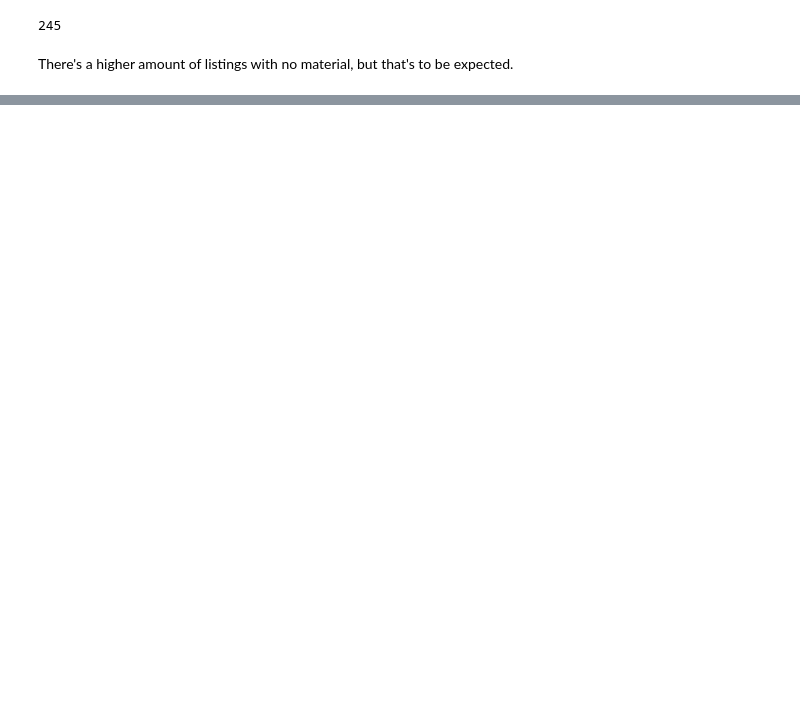
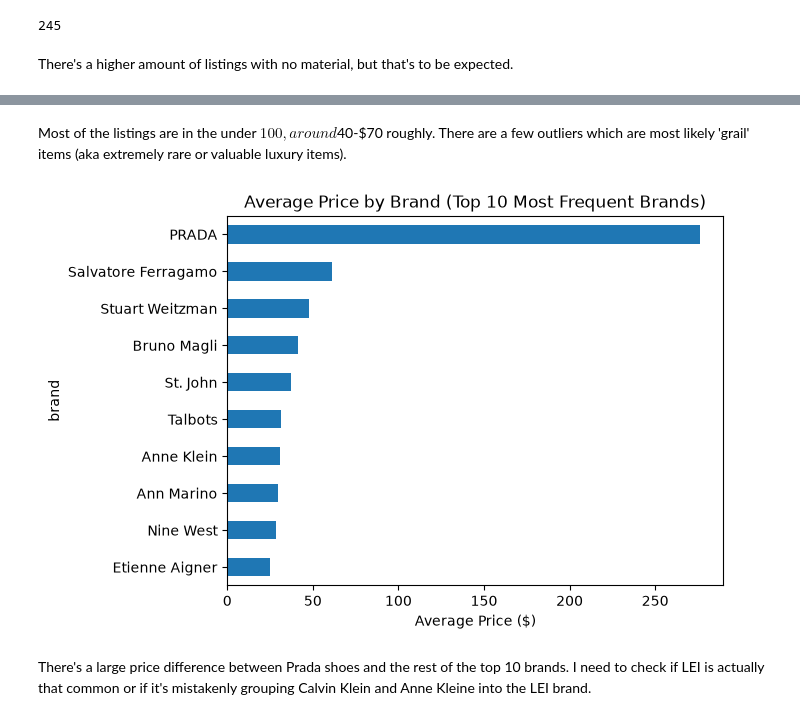
Before and after one commit to maelinfan/vintage-heel-price-predictor, a Jupyter notebook: notebook/01_eda.ipynb, the cells around one changed output, grey strips where cells are left out. Cells and saved outputs as stored; diff of their text form; code cells hidden in the pictures; blank space fills up the shorter version.

```diff
--- a/notebook/01_eda.ipynb
+++ b/notebook/01_eda.ipynb
@@ -1386,0 +1396,14 @@ df[["title","brand", "colors", "size", "price", "materials"]].sample(20)
+# %% [markdown]
+Most of the listings are in the under $100, around $40-$70 roughly.
+There are a few outliers which are most likely 'grail' items (aka extremely rare or valuable luxury items).
+# %%
+top_brands = df["brand"].value_counts().head(10).index
+df[df["brand"].isin(top_brands)].groupby("brand")["price"].mean().sort_values().plot(kind="barh")
+plt.xlabel("Average Price ($)")
+plt.title("Average Price by Brand (Top 10 Most Frequent Brands)")
+plt.show()
+# %% [output]
+[figure, added]
+# %% [markdown]
+There's a large price difference between Prada shoes and the rest of the top 10 brands.
+I need to check if LEI is actually that common or if it's mistakenly grouping Calvin Klein and Anne Kleine into the LEI brand.
```
Also changed, not shown: parts of 21 cells of this notebook.
